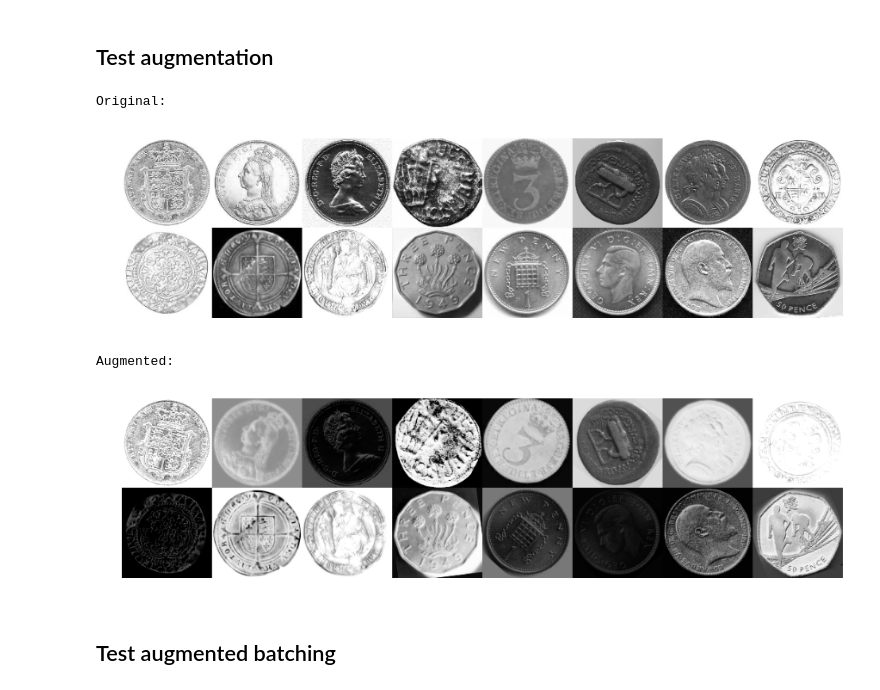
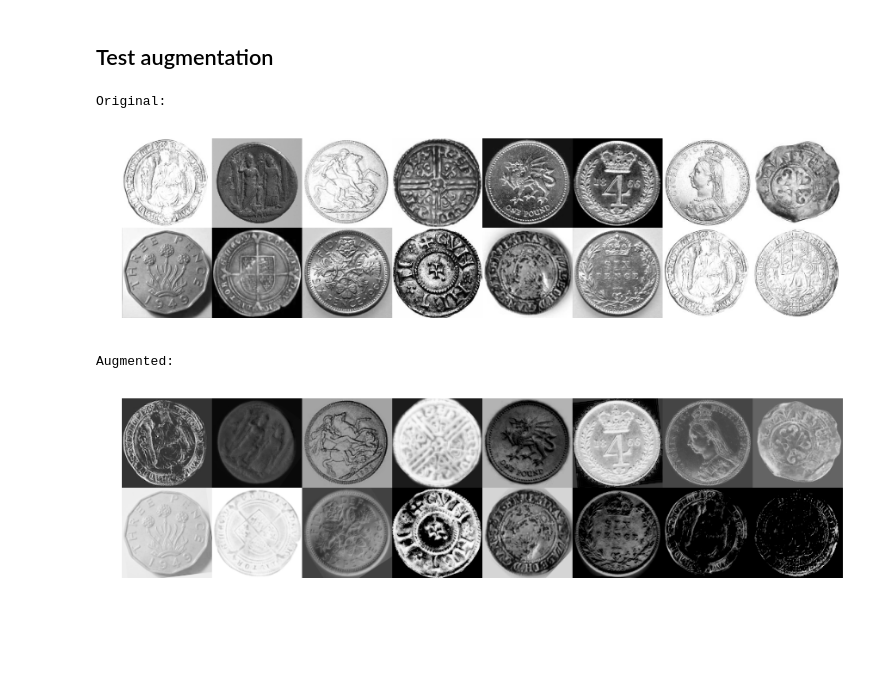
Before and after one commit to RomanKoshelev/deepcoins, a Jupyter notebook: augmentator.ipynb, the cells around one changed output. Saved outputs shown, nothing was run; the diff lists cells and outputs as text; code cells hidden in the pictures; blank space fills up the shorter version.

```diff
--- a/augmentator.ipynb
+++ b/augmentator.ipynb
@@ -96,32 +9,21 @@ class Augmentator:
 # %% [markdown]
 ## Test augmentation
 # %%
-def test_augmentation(path, data_size):
-    data = Dataset(image_shape=[128, 128, 1])
-    aug  = Augmentator()
-    data.load(path, data_size)
+data = Dataset(image_shape=[128, 128, 1])
+data.load("/netforge/datasets/private/roman/coins/images", 100)
+aug  = Augmentator()
 
-    train_images = data.train_images
-    image_shape  = data.image_shape
-    augment      = aug.augment
+n = 16
+idx = np.random.choice(len(data.train_images), n)
+im1 = data.train_images[idx]
+im2 = aug.augment(im1)
 
-    n = 16
-    s = np.random.randint(data_size-n)
-    im1 = train_images[s:s+n]
-    im2 = np.copy(im1)
-    for i in range(n):
-        im2[i] = augment(im2[i], use_cache=False, rate=1)
-    print("Original:")
-    show_images(im1, image_shape, cols=n//2, rows=2)
-    print("Augmented:")
-    show_images(im2, image_shape, cols=n//2, rows=2)
-
-if global_run_tests:
-    test_augmentation(_dataset_path, 100)
+print("Original:")
+show_images(im1, data.image_shape, cols=n//2, rows=2)
+print("Augmented:")
+show_images(im2, data.image_shape, cols=n//2, rows=2)
 # %% [output]
 Original:
-[figure, old version]
+[figure, new version]
 Augmented:
-[figure, old version]
+[figure, new version]
-# %% [markdown]
-## Test augmented batching
```
Also changed, not shown: parts of 4 cells of this notebook, 17 other files.
